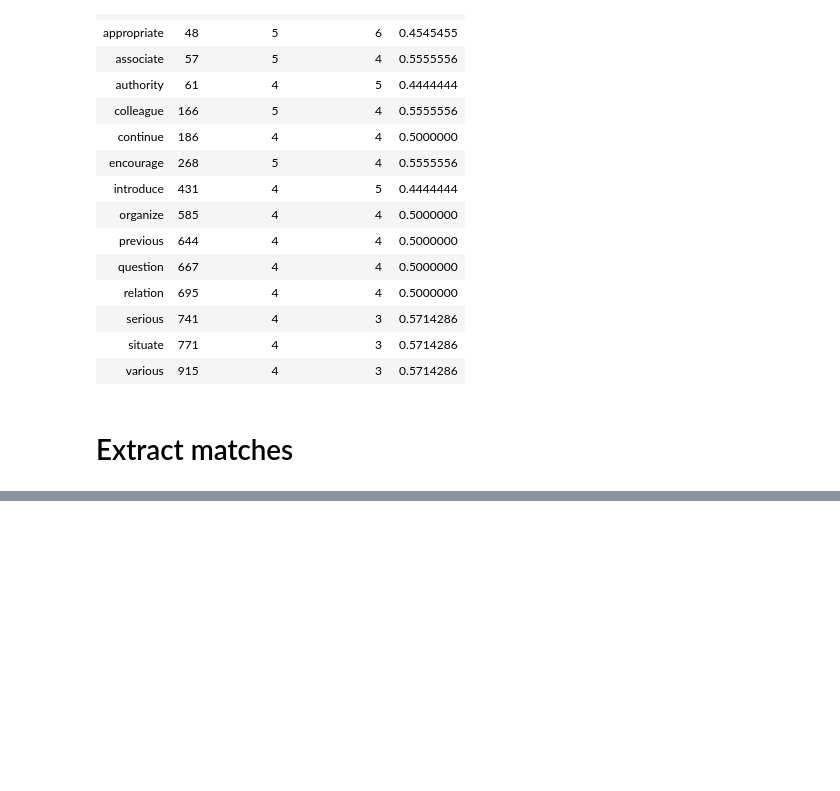
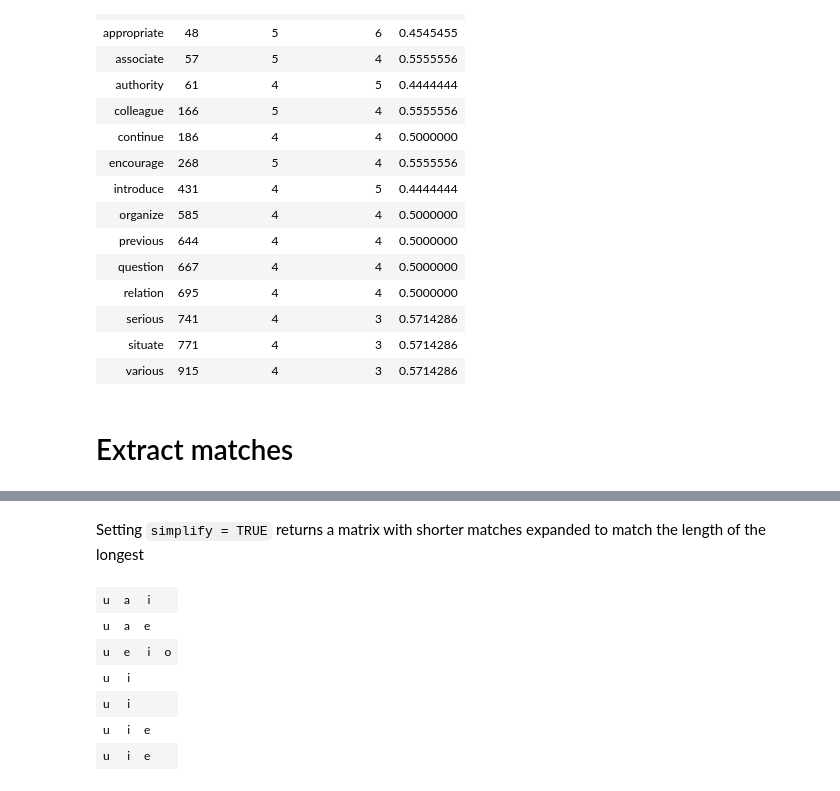
Before and after one commit to ambujtewari/stats306-fall2017, a Jupyter notebook: Lecture17.ipynb, the cells around one changed output, grey strips where cells are left out. Saved outputs shown, nothing was run; the diff lists cells and outputs as text; code cells hidden in the pictures; blank space fills up the shorter version.

```diff
--- a/Lecture17.ipynb
+++ b/Lecture17.ipynb
@@ -180,3 +180,8 @@ filter(df, str_detect(word, "a") + str_detect(word, "e") + str_detect(word, "i")
 | various | 915 | 4 | 3 | 0.5714286 |
 # %% [markdown]
 # Extract matches
+# %%
+v <- "[aeiou]"
+c <- "[^aeiou]"
+vvcv <- str_c(v, v, c, v)
+print(vvcv)
@@ -182,0 +283,12 @@ filter(df, str_detect(word, "a") + str_detect(word, "e") + str_detect(word, "i")
+# %% [markdown]
+Setting `simplify = TRUE` returns a matrix with shorter matches expanded to match the length of the longest
+# %%
+str_extract_all(q_words, v, simplify = TRUE)
+# %% [output]
+| u | a | i |  |
+| u | a | e |  |
+| u | e | i | o |
+| u | i |  |  |
+| u | i |  |  |
+| u | i | e |  |
+| u | i | e |  |
```
Also changed, not shown: parts of 9 cells of this notebook.
